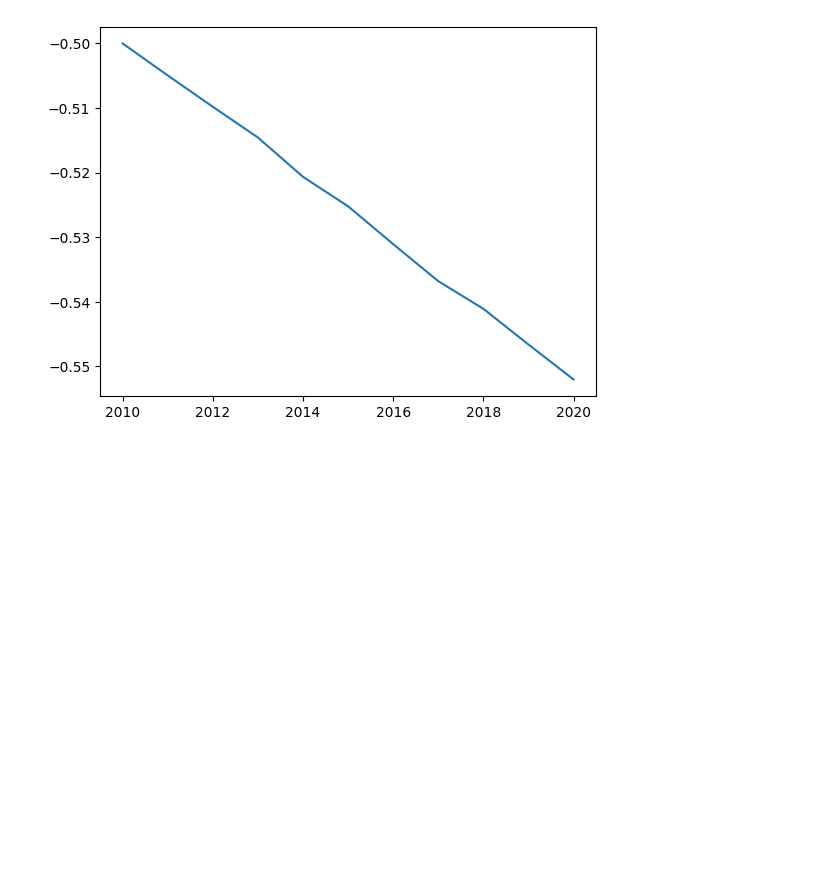
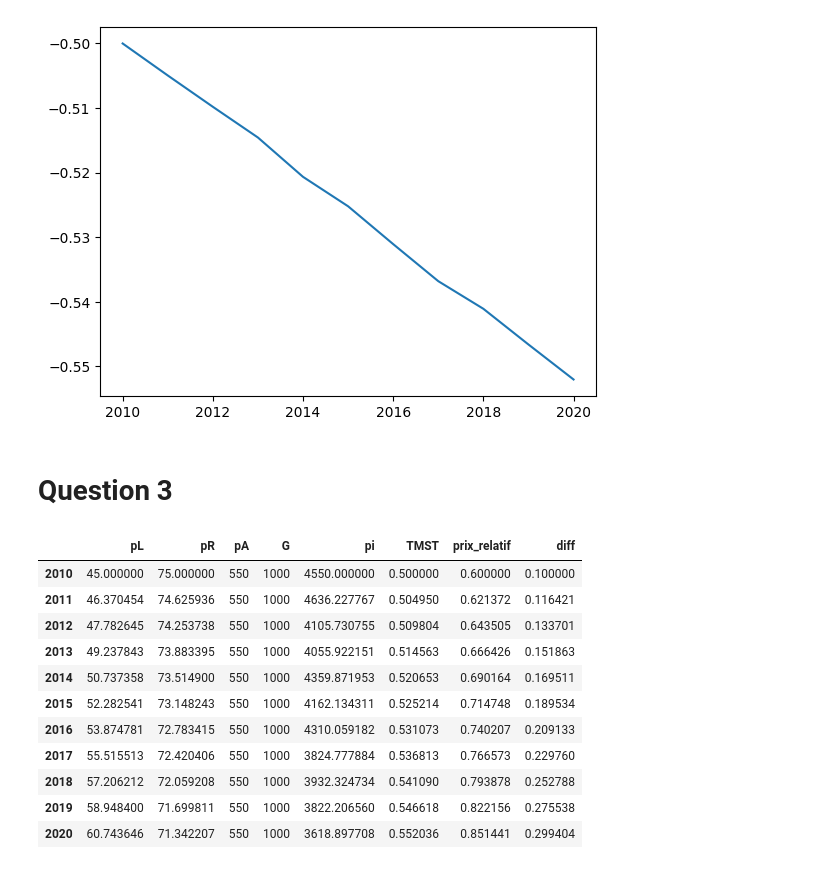
Before and after one commit to felixpoirier1/Devoir4, a Jupyter notebook: Devoir.ipynb, the cells around one changed output. Cells and saved outputs as stored; diff of their text form; code cells hidden in the pictures; blank space fills up the shorter version.

```diff
--- a/Devoir.ipynb
+++ b/Devoir.ipynb
@@ -50,3 +64,5 @@ prod['TMST'].plot()
 # %% [output]
 <AxesSubplot: >
 [figure]
+# %% [markdown]
+# Question 3
@@ -52,0 +71,19 @@ prod['TMST'].plot()
+# %%
+costs['TMST'] = abs(prod['TMST'])
+costs["prix_relatif"] = costs['pL']/costs['pR']
+
+costs['diff'] = costs['prix_relatif'] - costs['TMST']
+costs
+# %% [output]
+|  | pL | pR | pA | G | pi | TMST | prix_relatif | diff |
+| 2010 | 45.000000 | 75.000000 | 550 | 1000 | 4550.000000 | 0.500000 | 0.600000 | 0.100000 |
+| 2011 | 46.370454 | 74.625936 | 550 | 1000 | 4636.227767 | 0.504950 | 0.621372 | 0.116421 |
+| 2012 | 47.782645 | 74.253738 | 550 | 1000 | 4105.730755 | 0.509804 | 0.643505 | 0.133701 |
+| 2013 | 49.237843 | 73.883395 | 550 | 1000 | 4055.922151 | 0.514563 | 0.666426 | 0.151863 |
+| 2014 | 50.737358 | 73.514900 | 550 | 1000 | 4359.871953 | 0.520653 | 0.690164 | 0.169511 |
+| 2015 | 52.282541 | 73.148243 | 550 | 1000 | 4162.134311 | 0.525214 | 0.714748 | 0.189534 |
+| 2016 | 53.874781 | 72.783415 | 550 | 1000 | 4310.059182 | 0.531073 | 0.740207 | 0.209133 |
+| 2017 | 55.515513 | 72.420406 | 550 | 1000 | 3824.777884 | 0.536813 | 0.766573 | 0.229760 |
+| 2018 | 57.206212 | 72.059208 | 550 | 1000 | 3932.324734 | 0.541090 | 0.793878 | 0.252788 |
+| 2019 | 58.948400 | 71.699811 | 550 | 1000 | 3822.206560 | 0.546618 | 0.822156 | 0.275538 |
+| 2020 | 60.743646 | 71.342207 | 550 | 1000 | 3618.897708 | 0.552036 | 0.851441 | 0.299404 |
```
Also changed, not shown: parts of 13 cells of this notebook.
